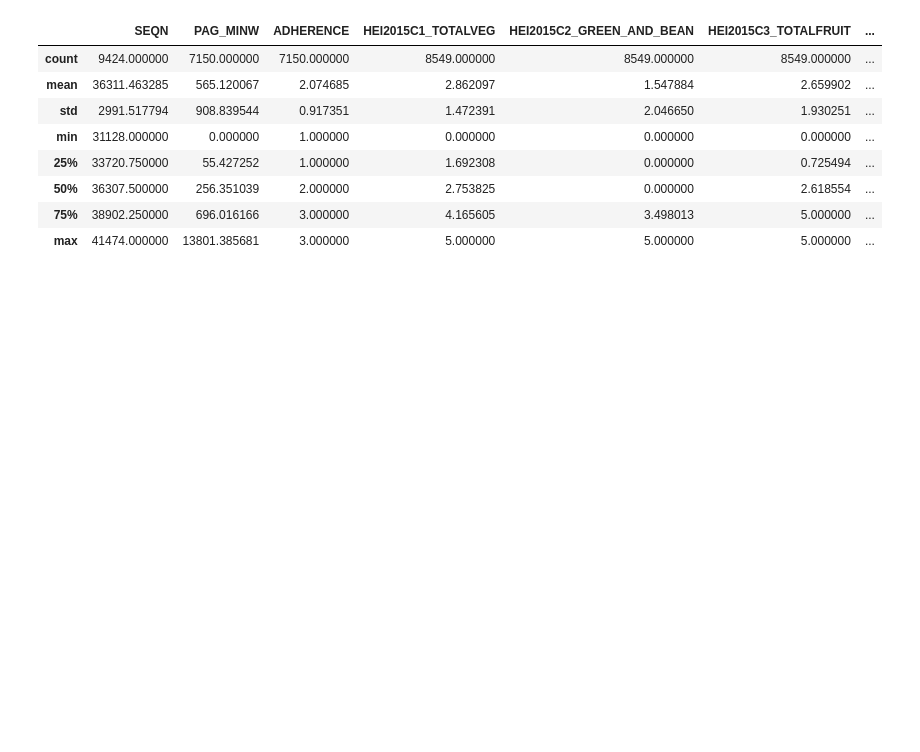
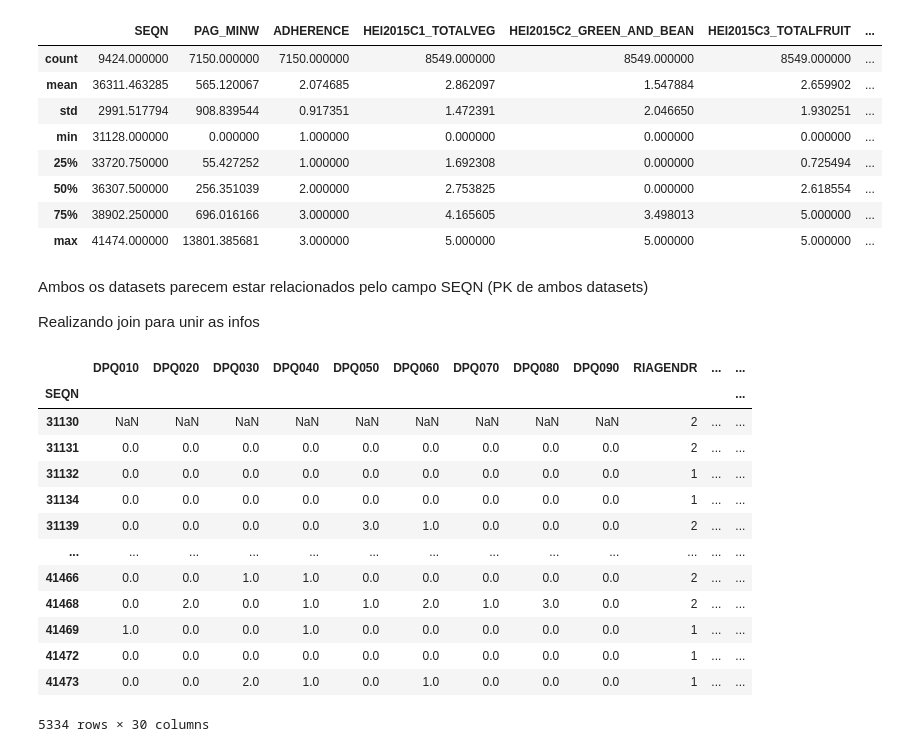
Before and after one commit to LuizAlbino/nhnes-data-project, a Jupyter notebook: main-notebook.ipynb, the cells around one changed output. Drawn from its saved outputs; the diff is of its cells as text; code cells hidden in the pictures; blank space fills up the shorter version.

```diff
--- a/main-notebook.ipynb
+++ b/main-notebook.ipynb
@@ -95,3 +140,33 @@ pag.describe()
 | 50% | 36307.500000 | 256.351039 | 2.000000 | 2.753825 | 0.000000 | 2.618554 | ... |
 | 75% | 38902.250000 | 696.016166 | 3.000000 | 4.165605 | 3.498013 | 5.000000 | ... |
 | max | 41474.000000 | 13801.385681 | 3.000000 | 5.000000 | 5.000000 | 5.000000 | ... |
+# %% [markdown]
+Ambos os datasets parecem estar relacionados pelo campo SEQN (PK de ambos datasets)
+
+Realizando join para unir as infos
+# %%
+#Criando um novo dataset
+
+df_join = demo.set_index('SEQN').join(
+    pag.set_index('SEQN')
+    ,lsuffix= 'caller'
+    ,rsuffix='other'
+    , on='SEQN')
+
+
+df_join
+# %% [output]
+|  | DPQ010 | DPQ020 | DPQ030 | DPQ040 | DPQ050 | DPQ060 | DPQ070 | DPQ080 | DPQ090 | RIAGENDR | ... | ... |
+| SEQN |  |  |  |  |  |  |  |  |  |  |  | ... |
+| 31130 | NaN | NaN | NaN | NaN | NaN | NaN | NaN | NaN | NaN | 2 | ... | ... |
+| 31131 | 0.0 | 0.0 | 0.0 | 0.0 | 0.0 | 0.0 | 0.0 | 0.0 | 0.0 | 2 | ... | ... |
+| 31132 | 0.0 | 0.0 | 0.0 | 0.0 | 0.0 | 0.0 | 0.0 | 0.0 | 0.0 | 1 | ... | ... |
+| 31134 | 0.0 | 0.0 | 0.0 | 0.0 | 0.0 | 0.0 | 0.0 | 0.0 | 0.0 | 1 | ... | ... |
+| 31139 | 0.0 | 0.0 | 0.0 | 0.0 | 3.0 | 1.0 | 0.0 | 0.0 | 0.0 | 2 | ... | ... |
+| ... | ... | ... | ... | ... | ... | ... | ... | ... | ... | ... | ... | ... |
+| 41466 | 0.0 | 0.0 | 1.0 | 1.0 | 0.0 | 0.0 | 0.0 | 0.0 | 0.0 | 2 | ... | ... |
+| 41468 | 0.0 | 2.0 | 0.0 | 1.0 | 1.0 | 2.0 | 1.0 | 3.0 | 0.0 | 2 | ... | ... |
+| 41469 | 1.0 | 0.0 | 0.0 | 1.0 | 0.0 | 0.0 | 0.0 | 0.0 | 0.0 | 1 | ... | ... |
+| 41472 | 0.0 | 0.0 | 0.0 | 0.0 | 0.0 | 0.0 | 0.0 | 0.0 | 0.0 | 1 | ... | ... |
+| 41473 | 0.0 | 0.0 | 2.0 | 1.0 | 0.0 | 1.0 | 0.0 | 0.0 | 0.0 | 1 | ... | ... |
+5334 rows × 30 columns
```
Also changed, not shown: parts of 9 cells of this notebook.
